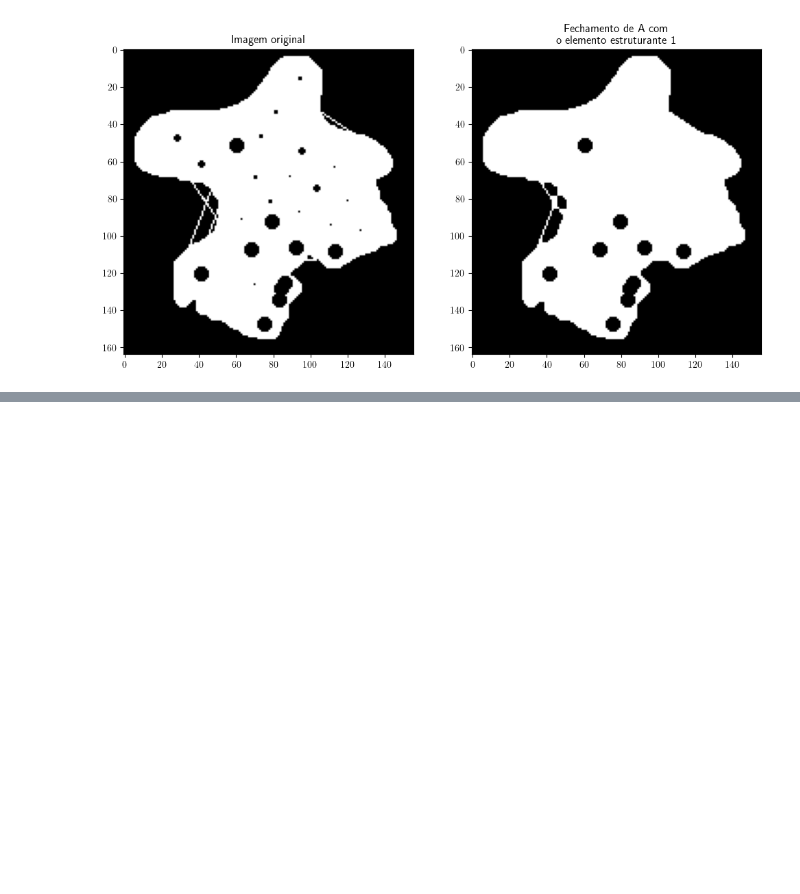
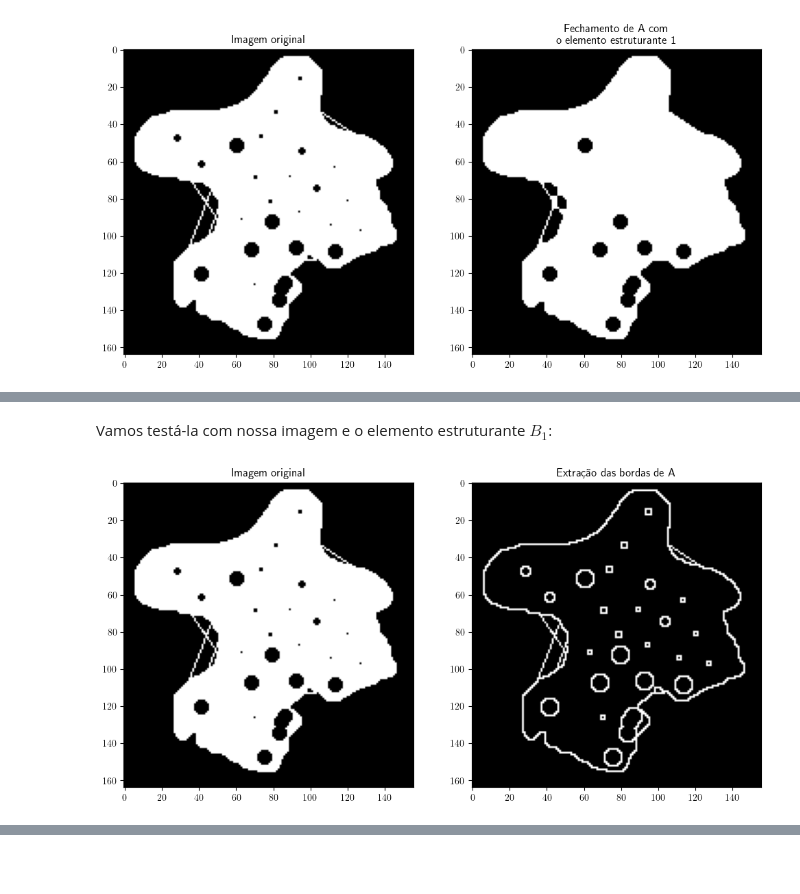
Before and after one commit to lamac-uece/tutoriais-lamac, a Jupyter notebook: processamento_de_imagens/morfologia_matematica.ipynb, the cells around one changed output, grey strips where cells are left out. Saved outputs shown, nothing was run; the diff lists cells and outputs as text; code cells hidden in the pictures; blank space fills up the shorter version.

```diff
--- a/processamento_de_imagens/morfologia_matematica.ipynb
+++ b/processamento_de_imagens/morfologia_matematica.ipynb
@@ -442,0 +511,16 @@ plt.show()
+# %%
+def extracao_de_bordas(A, B):
+    return diff(A, subtracao_de_minkowski(A, B))
+# %% [markdown]
+Vamos testá-la com nossa imagem e o elemento estruturante $B_1$:
+# %%
+res = extracao_de_bordas(img_bin, es1)
+
+_, ax = plt.subplots(1,2, figsize=(12,6))
+ax[0].imshow(img_bin, cmap='gray')
+ax[0].set_title('Imagem original')
+ax[1].imshow(res, cmap='gray')
+ax[1].set_title('Extração das bordas de A')
+plt.show()
+# %% [output]
+[figure, added]
```
Also changed, not shown: parts of 22 cells of this notebook.
